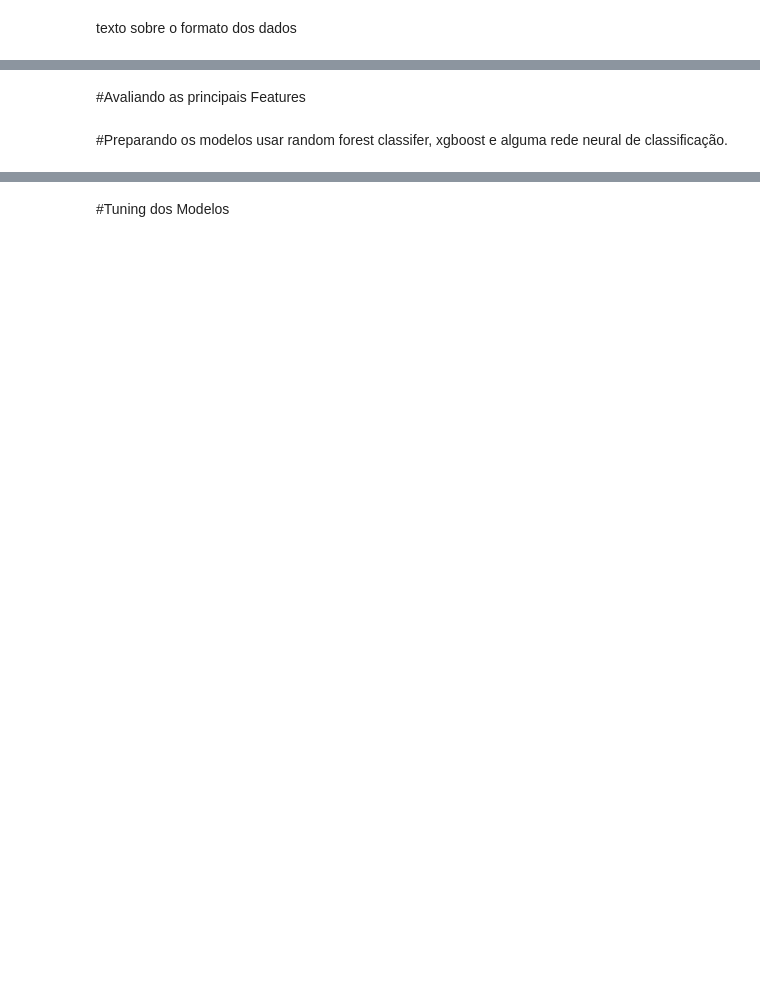
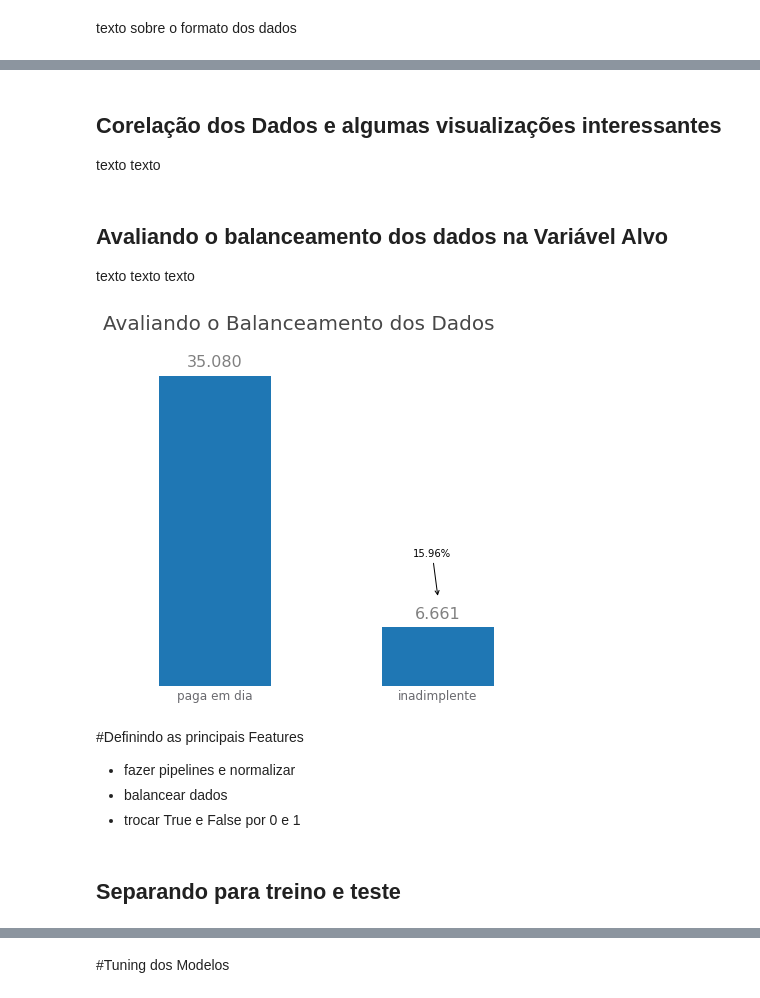
Before and after one commit to FerrazThales/Credit_risk_evaluation, a Jupyter notebook: default_Risk_evaluation.ipynb, the cells around one changed output, grey strips where cells are left out. Drawn from its saved outputs; the diff is of its cells as text; code cells hidden in the pictures; blank space fills up the shorter version.

```diff
--- a/default_Risk_evaluation.ipynb
+++ b/default_Risk_evaluation.ipynb
@@ -267,5 +415,30 @@ ValueError: ignored
-# %% [markdown]
-#Avaliando as principais Features
-# %% [markdown]
-#Preparando os modelos
-usar random forest classifer, xgboost e alguma rede neural de classificação.
+# %% [markdown]
+## Corelação dos Dados e algumas visualizações interessantes
+texto texto
+# %% [markdown]
+## Avaliando o balanceamento dos dados na Variável Alvo
+
+texto texto texto
+# %%
+#criação do fig e ax no matplotlib
+fig,ax = plt.subplots(figsize=(8,6))
+
+#criação do gráfico
+df.target_default.value_counts().plot(kind='bar',ax=ax)
+ajuste_layout(ax=ax,titulo='Avaliando o Balanceamento dos Dados',
+              addlabels=True,y=list(df.target_default.value_counts()),distancia = 10**3,
+              xlabels=True,lista_para_o_x=['paga em dia','inadimplente'])
+
+
+porcentagem = df.target_default.sum() / df.shape[0]
+ax.annotate('{:.2%}'.format(porcentagem),
+            xy=(1, 10000), xycoords='data',
+            xytext=(0.78, 0.42), textcoords='axes fraction',
+            arrowprops=dict(facecolor='grey',arrowstyle="->"),
+            horizontalalignment='right', verticalalignment='top')
+
+
+#plotando o gráfico
+plt.show();
+# %% [output]
+[figure, added]
@@ -271,0 +451,8 @@ usar random forest classifer, xgboost e alguma rede neural de classificação.
+# %% [markdown]
+#Definindo as principais Features
+
+* fazer pipelines e normalizar
+* balancear dados
+* trocar True e False por 0 e 1
+# %% [markdown]
+## Separando para treino e teste
```
Also changed, not shown: parts of 33 cells of this notebook.
